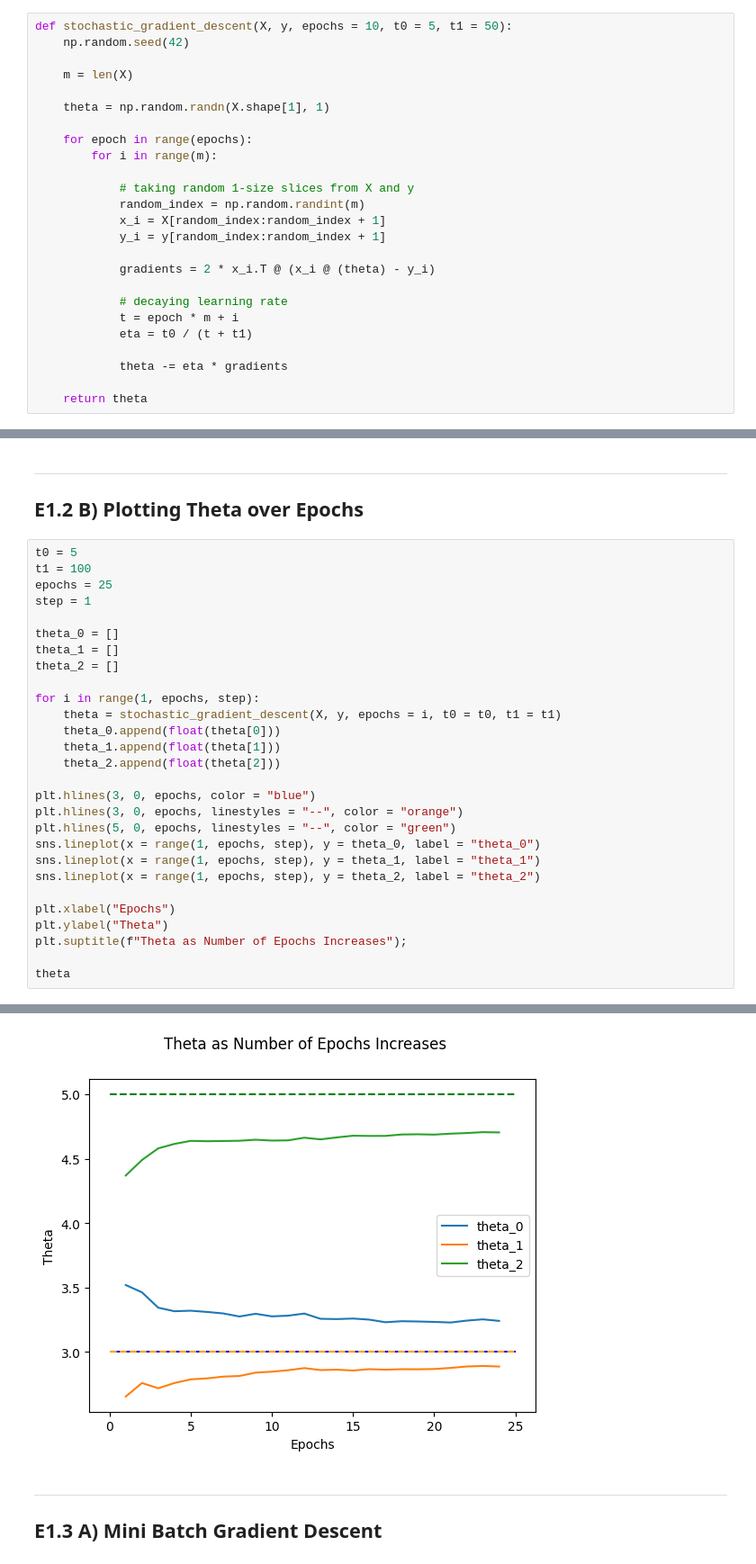
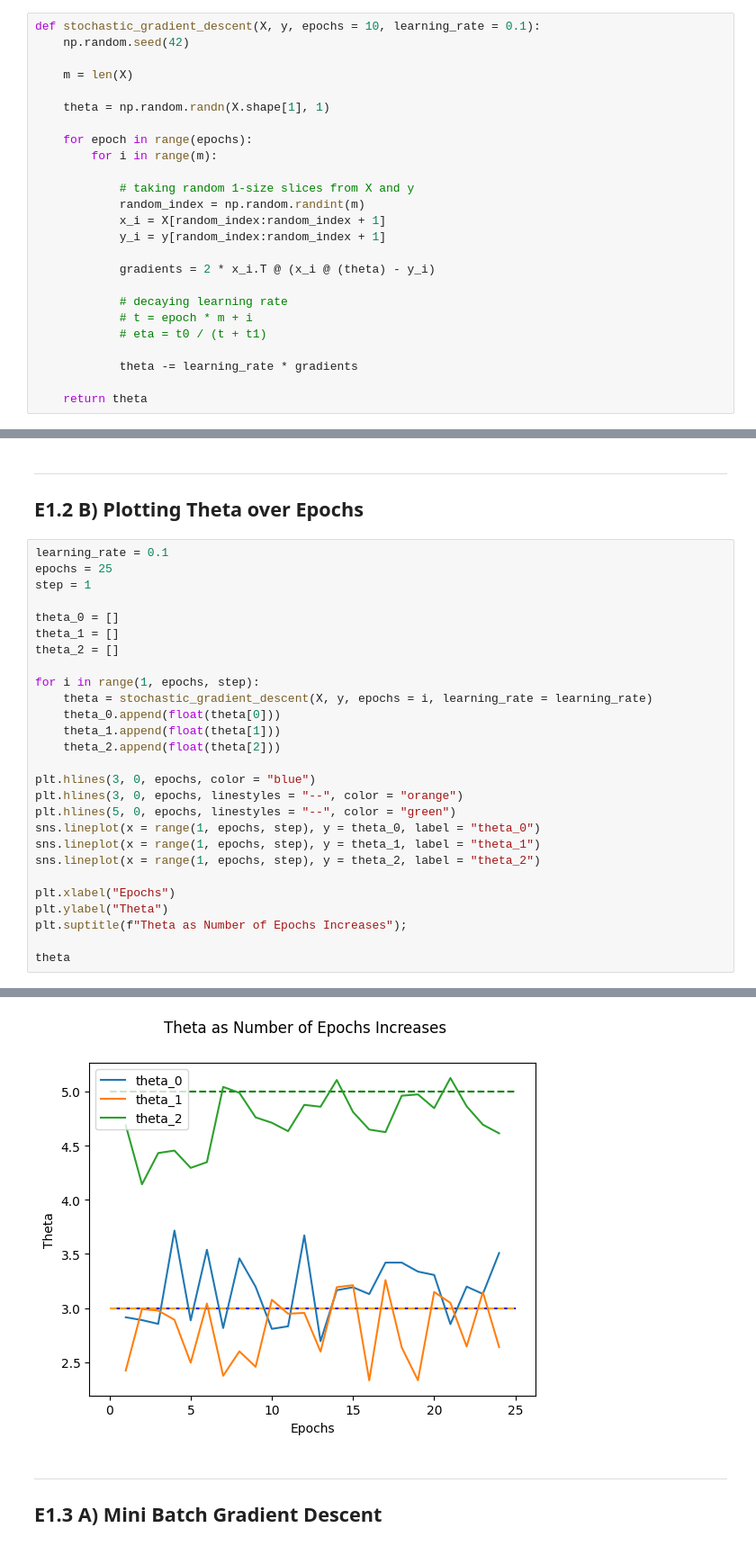
Before and after one commit to Andreas-Svensson/machine_learning, a Jupyter notebook: exercises/E1.ipynb, the cells around one changed output, grey strips where cells are left out. Shown at 90% size. Drawn from its saved outputs; the diff is of its cells as text.

```diff
--- a/exercises/E1.ipynb
+++ b/exercises/E1.ipynb
@@ -143,7 +143,7 @@ plt.suptitle(f"Theta as Number of Epochs Increases");
 ---
 ## E1.2 A) Stochastic Gradient Descent
 # %%
-def stochastic_gradient_descent(X, y, epochs = 10, t0 = 5, t1 = 50):
+def stochastic_gradient_descent(X, y, epochs = 10, learning_rate = 0.1):
     np.random.seed(42)
 
     m = len(X)
@@ -161,10 +161,10 @@ def stochastic_gradient_descent(X, y, epochs = 10, t0 = 5, t1 = 50):
             gradients = 2 * x_i.T @ (x_i @ (theta) - y_i)
 
             # decaying learning rate
-            t = epoch * m + i
-            eta = t0 / (t + t1)
+            # t = epoch * m + i
+            # eta = t0 / (t + t1)
 
-            theta -= eta * gradients
+            theta -= learning_rate * gradients
 
     return theta
 # %%
@@ -179,8 +179,7 @@ array([[3.23338083],
 ---
 ## E1.2 B) Plotting Theta over Epochs
 # %%
-t0 = 5
-t1 = 100
+learning_rate = 0.1
 epochs = 25
 step = 1
 
@@ -189,7 +188,7 @@ theta_1 = []
 theta_2 = []
 
 for i in range(1, epochs, step):
-    theta = stochastic_gradient_descent(X, y, epochs = i, t0 = t0, t1 = t1)
+    theta = stochastic_gradient_descent(X, y, epochs = i, learning_rate = learning_rate)
     theta_0.append(float(theta[0]))
     theta_1.append(float(theta[1]))
     theta_2.append(float(theta[2]))
@@ -213,4 +212,4 @@ array([[3.24100165],
-[figure, old version]
+[figure, new version]
 # %% [markdown]
 ---
 ## E1.3 A) Mini Batch Gradient Descent
```
Also changed, not shown: parts of 13 cells of this notebook.
